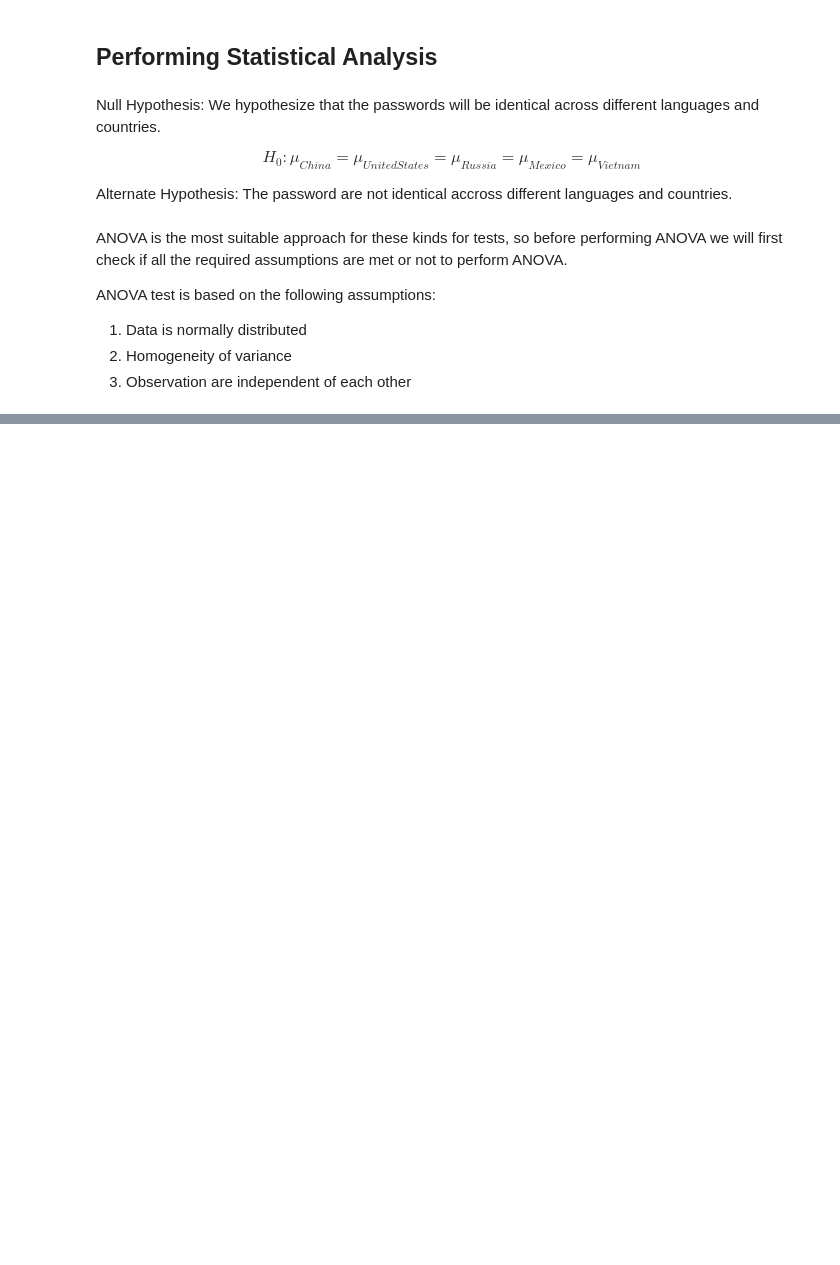
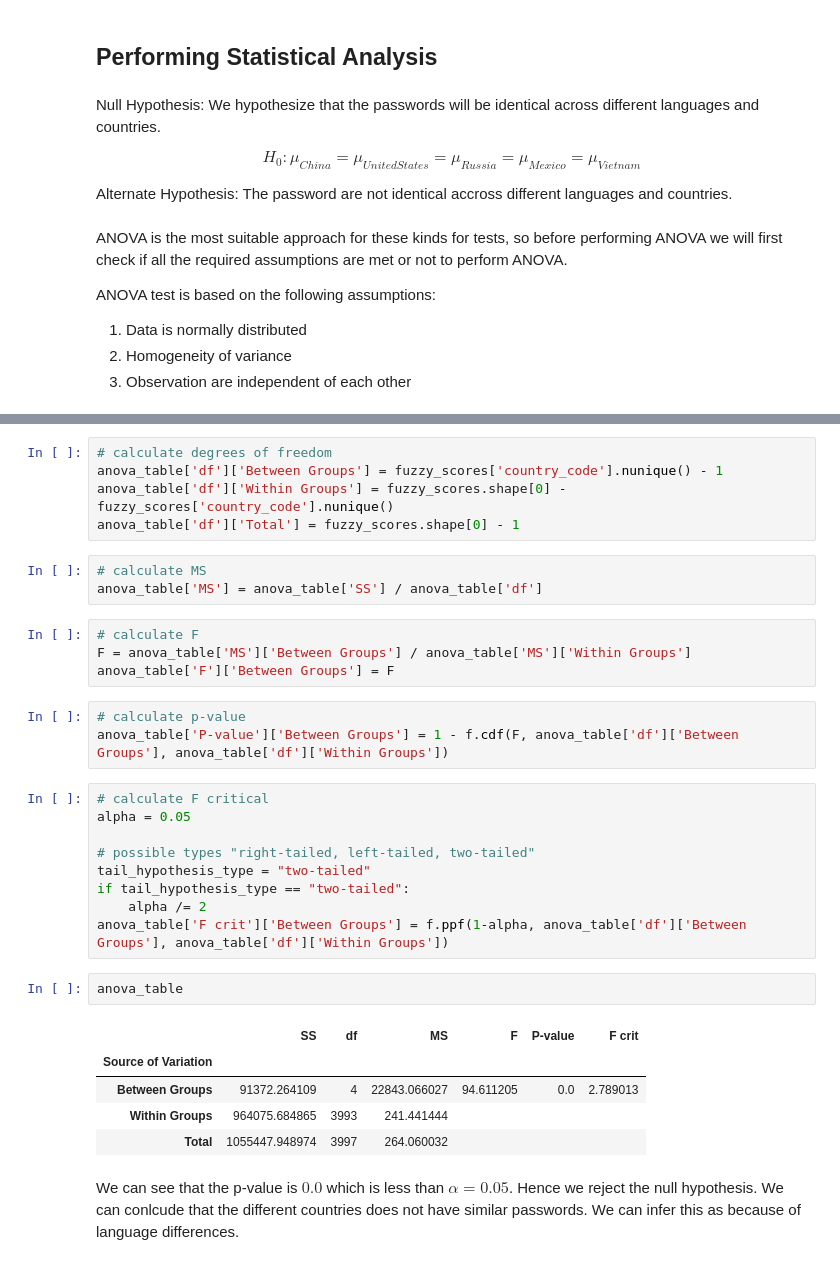
Before and after one commit to 98yangjames/Password-Analysis, a Jupyter notebook: Similarity Analysis/fuzzy.ipynb, the cells around one changed output, grey strips where cells are left out. Cells and saved outputs as stored; diff of their text form; blank space fills up the shorter version.

```diff
--- a/Similarity Analysis/fuzzy.ipynb
+++ b/Similarity Analysis/fuzzy.ipynb
@@ -86,0 +181,34 @@ ANOVA test is based on the following assumptions:
+# %%
+# calculate degrees of freedom
+anova_table['df']['Between Groups'] = fuzzy_scores['country_code'].nunique() - 1
+anova_table['df']['Within Groups'] = fuzzy_scores.shape[0] - fuzzy_scores['country_code'].nunique()
+anova_table['df']['Total'] = fuzzy_scores.shape[0] - 1
+# %%
+# calculate MS
+anova_table['MS'] = anova_table['SS'] / anova_table['df']
+# %%
+# calculate F
+F = anova_table['MS']['Between Groups'] / anova_table['MS']['Within Groups']
+anova_table['F']['Between Groups'] = F
+# %%
+# calculate p-value
+anova_table['P-value']['Between Groups'] = 1 - f.cdf(F, anova_table['df']['Between Groups'], anova_table['df']['Within Groups'])
+# %%
+# calculate F critical
+alpha = 0.05
+
+# possible types "right-tailed, left-tailed, two-tailed"
+tail_hypothesis_type = "two-tailed"
+if tail_hypothesis_type == "two-tailed":
+    alpha /= 2
+anova_table['F crit']['Between Groups'] = f.ppf(1-alpha, anova_table['df']['Between Groups'], anova_table['df']['Within Groups'])
+# %%
+anova_table
+# %% [output]
+|  | SS | df | MS | F | P-value | F crit |
+| Source of Variation |  |  |  |  |  |  |
+| Between Groups | 91372.264109 | 4 | 22843.066027 | 94.611205 | 0.0 | 2.789013 |
+| Within Groups | 964075.684865 | 3993 | 241.441444 |  |  |  |
+| Total | 1055447.948974 | 3997 | 264.060032 |  |  |  |
+# %% [markdown]
+We can see that the p-value is $0.0$ which is less than $\alpha = 0.05$. Hence we reject the null hypothesis. We can conlcude that the different countries does not have similar passwords. We can infer this as because of language differences.
```
Also changed, not shown: parts of 19 cells of this notebook.
